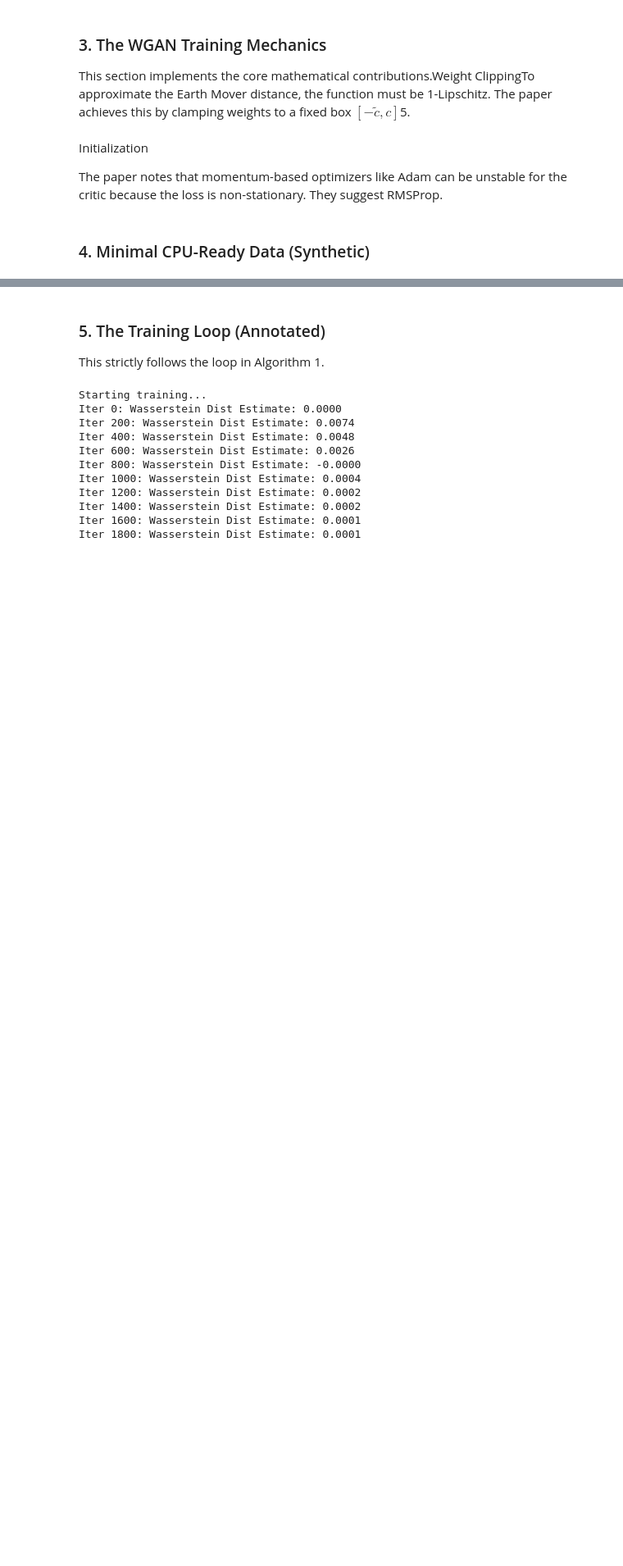
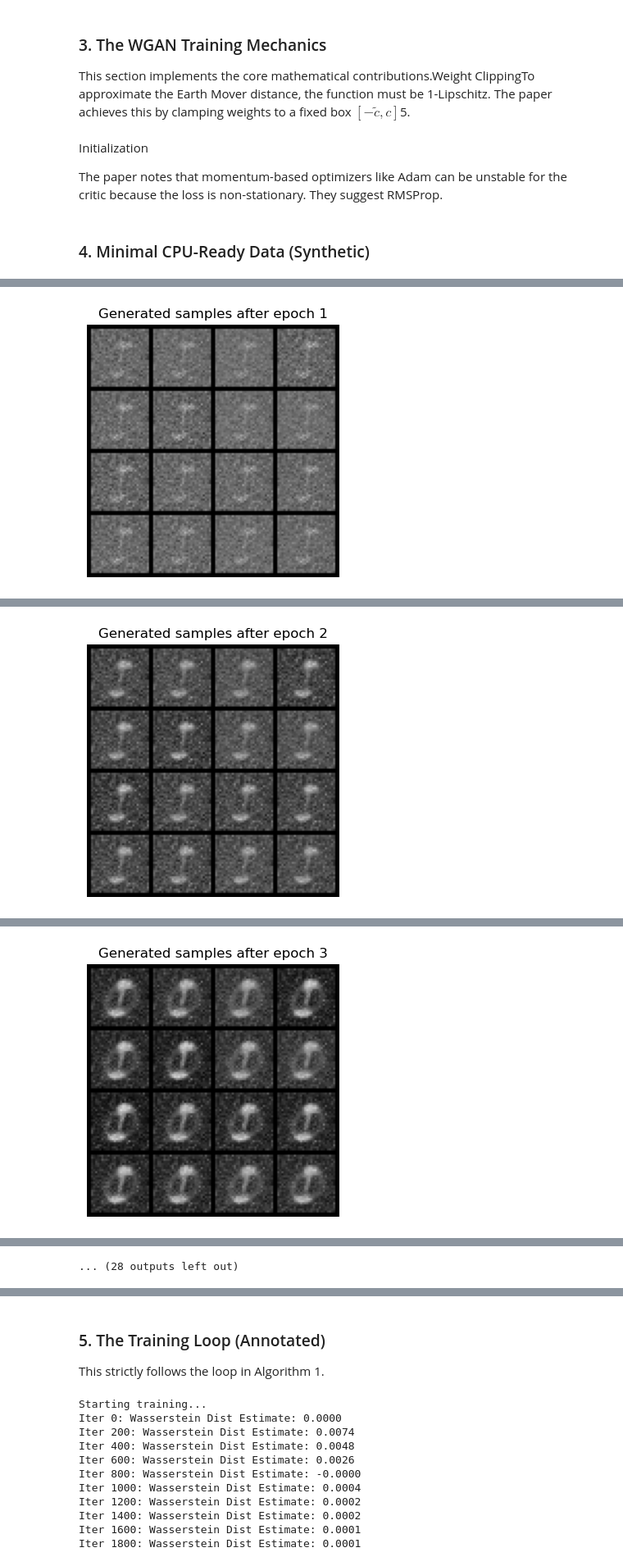
Before and after one commit to hernaangq/dl-wgan, a Jupyter notebook: wgan.ipynb, the cells around one changed output, grey strips where cells are left out. Shown at 82% size. Drawn from its saved outputs; the diff is of its cells as text; code cells hidden in the pictures; blank space fills up the shorter version.

```diff
--- a/wgan.ipynb
+++ b/wgan.ipynb
@@ -436,0 +555,3 @@ def get_real_data(batch_size):
+# %%
+def sample_z(batch_size, z_dim, device):
+    return torch.randn(batch_size, z_dim, device=device)
@@ -436,0 +589,54 @@ def get_real_data(batch_size):
+# %%
+def generator_step(critic, generator, opt_g, batch_size):
+    critic.eval()
+    generator.train()
+
+    z = sample_z(batch_size, z_dim, device)
+    fake_imgs = generator(z)
+    critic_fake = critic(fake_imgs)
+
+    # WGAN generator loss
+    loss_g = -critic_fake.mean()
+
+    opt_g.zero_grad()
+    loss_g.backward()
+    opt_g.step()
+
+    return loss_g.item()
+# %%
+critic_losses = []
+gen_losses = []
+wass_estimates = []
+
+fixed_z = sample_z(16, z_dim, device)
+
+for epoch in range(n_epochs):
+    for i, (real_imgs, _) in enumerate(train_loader):
+
+        # Update critic n_critic times
+        for _ in range(n_critic):
+            real_batch = real_imgs
+            loss_c, w_est = critic_step(critic, generator, real_batch, opt_c, clip_value)
+            critic_losses.append(loss_c)
+            wass_estimates.append(w_est)
+
+        # Update generator once
+        loss_g = generator_step(critic, generator, opt_g, batch_size)
+        gen_losses.append(loss_g)
+
+    # Print some progress each epoch
+    print(f"Epoch [{epoch+1}/{n_epochs}] "
+          f"Critic loss: {loss_c:.4f}  "
+          f"Generator loss: {loss_g:.4f}  "
+          f"Wasserstein estimate: {w_est:.4f}")
+
+    # Visualize samples at the end of each epoch
+    with torch.no_grad():
+        fake_imgs = generator(fixed_z).cpu()
+        grid = utils.make_grid(fake_imgs, nrow=4, padding=2)
+        plt.figure(figsize=(4, 4))
+        plt.imshow(grid.permute(1, 2, 0), cmap="gray")
+        plt.axis("off")
+        plt.title(f"Generated samples after epoch {epoch+1}")
+        plt.show()
+# %% [output]
@@ -436,0 +644 @@ def get_real_data(batch_size):
+[figure, added]
@@ -436,0 +646 @@ def get_real_data(batch_size):
+[figure, added]
@@ -436,0 +648 @@ def get_real_data(batch_size):
+[figure, added]
@@ -436,0 +655 @@ def get_real_data(batch_size):
+... (28 outputs left out)
```
Also changed, not shown: parts of 15 cells of this notebook, 8 other files.
